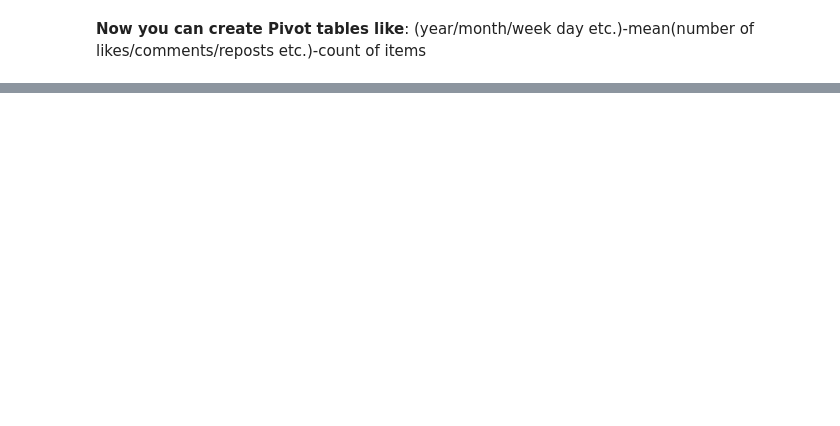
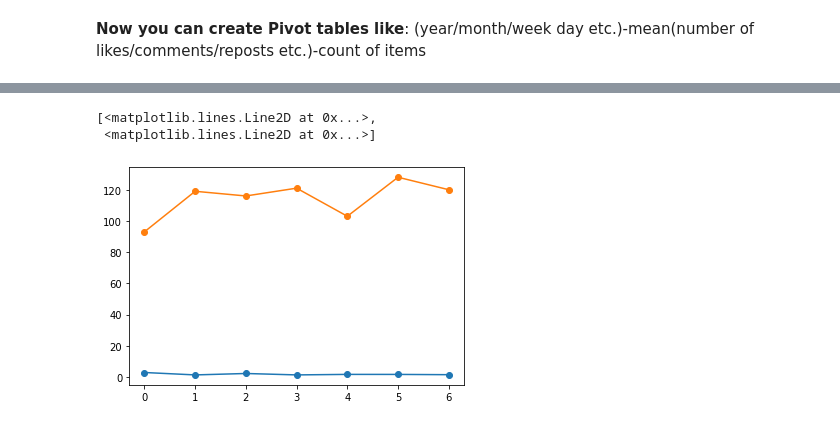
Before and after one commit to serereg/social_totalizer, a Jupyter notebook: totalizer/static/data/VK_Analysis.ipynb, the cells around one changed output, grey strips where cells are left out. Drawn from its saved outputs; the diff is of its cells as text; code cells hidden in the pictures; blank space fills up the shorter version.

```diff
--- a/totalizer/static/data/VK_Analysis.ipynb
+++ b/totalizer/static/data/VK_Analysis.ipynb
@@ -102,0 +84,6 @@ pd.pivot_table(df, index=["week_day"], values=["likes"], aggfunc=[np.mean, len])
+# %%
+plt.plot(weekday_likes, marker = 'o')
+# %% [output]
+[<matplotlib.lines.Line2D at 0x...>,
+ <matplotlib.lines.Line2D at 0x...>]
+[figure, added]
```
Also changed, not shown: parts of 9 cells of this notebook.
